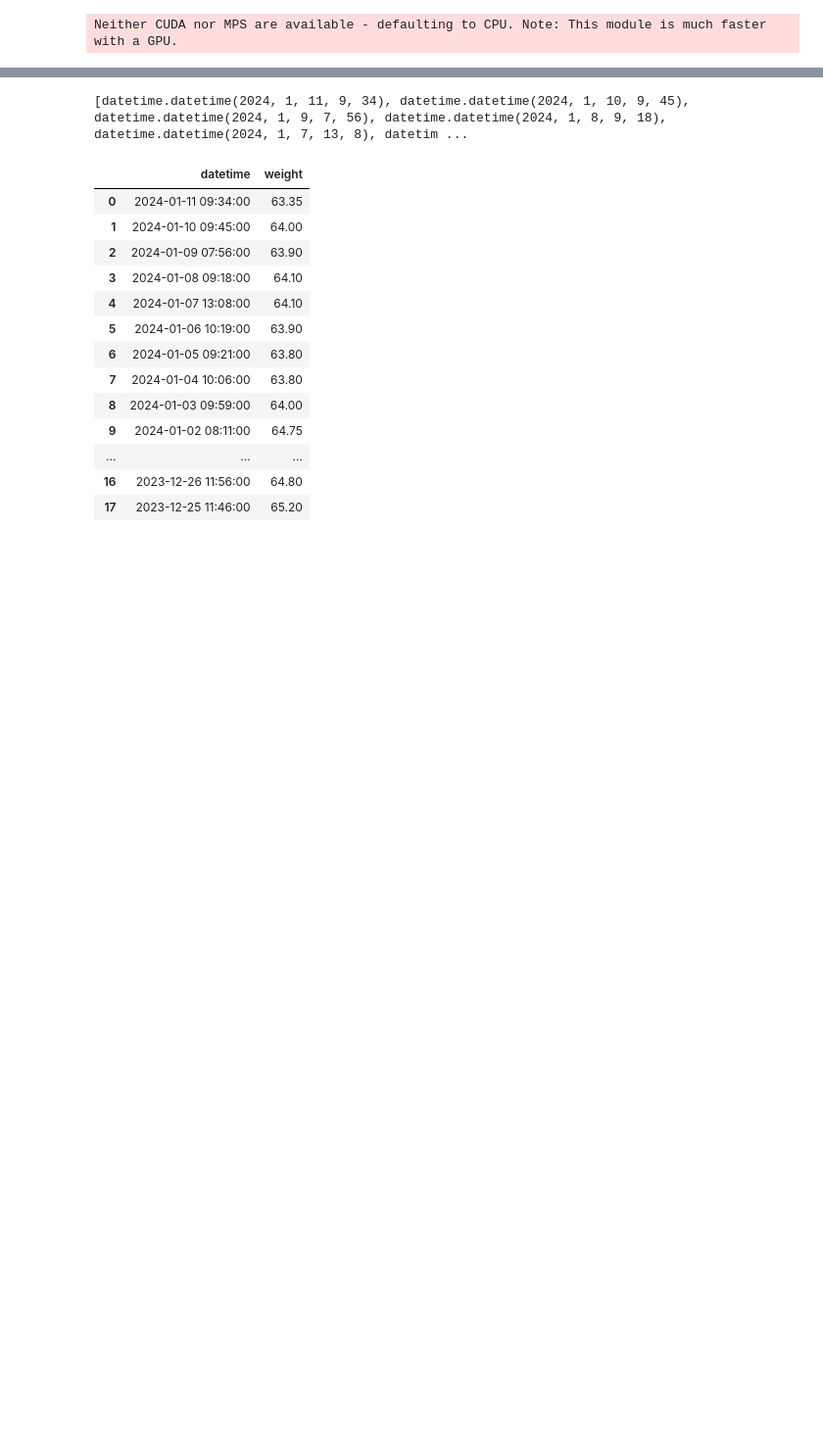
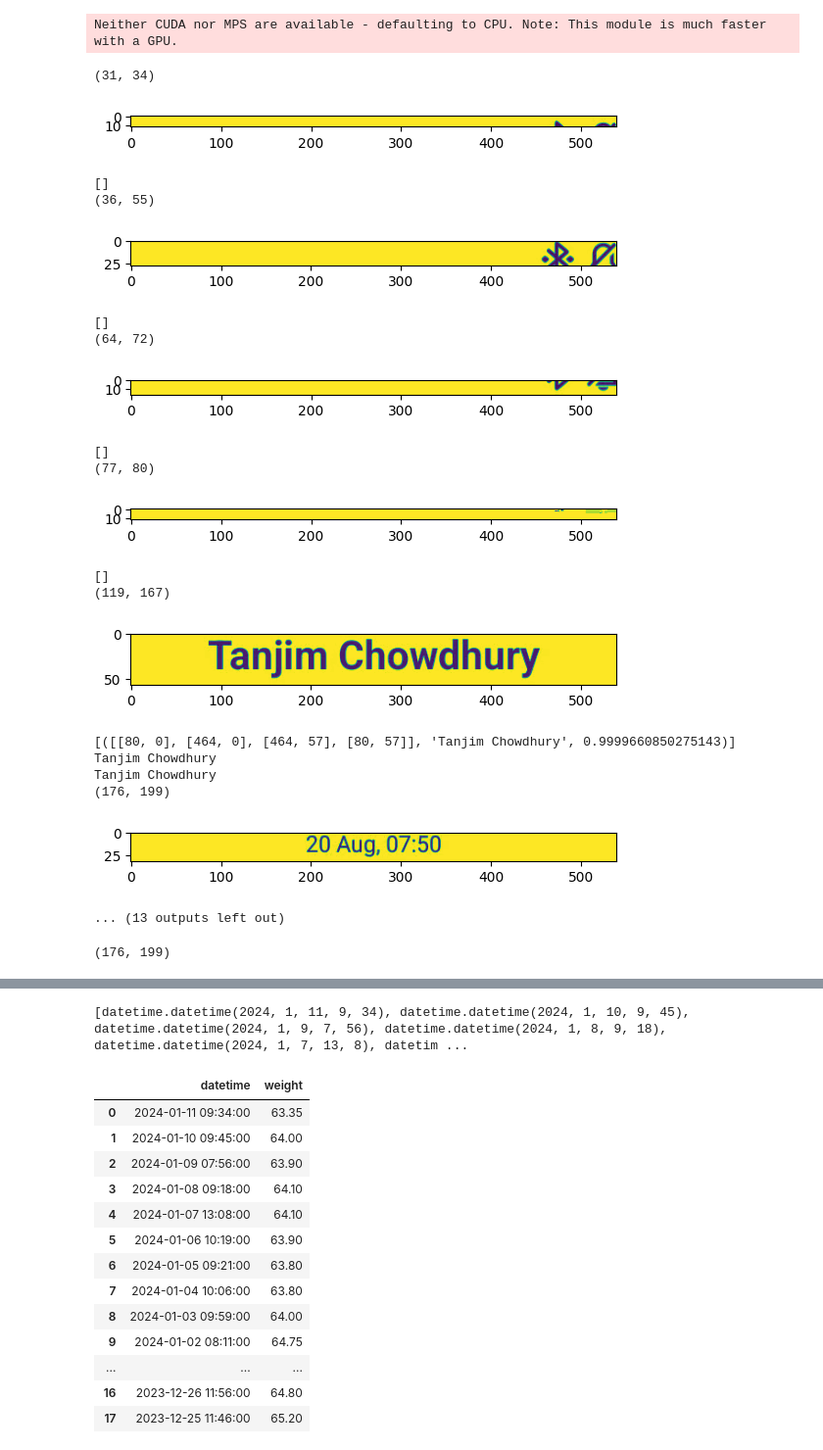
Before and after one commit to TChowdhury1999/WeightScribe, a Jupyter notebook: test.ipynb, the cells around one changed output, grey strips where cells are left out. Shown at 98% size. Saved outputs shown, nothing was run; the diff lists cells and outputs as text; code cells hidden in the pictures; blank space fills up the shorter version.

```diff
--- a/test.ipynb
+++ b/test.ipynb
@@ -47,6 +47,6 @@ total frames are  600
 # %%
 # Path to the video file
-video_path = 'test_data/test.mp4'
+video_path = 'test_data/new_test.mp4'
 
 # Open the video file
 cap = cv2.VideoCapture(video_path)
@@ -99,7 +99,7 @@ motion_2d_arr = cv2.normalize(accumulated_diff, None, 0, 255, cv2.NORM_MINMAX).a
 x_start = motion_2d_arr.shape[1] // 4
 x_end =  motion_2d_arr.shape[1] * 3 // 4
 motion_2d_arr_middle = motion_2d_arr[:, x_start : x_end]
-motion_1d_arr = np.mean(motion_2d_arr_middle, axis=1).astype(int)
+motion_1d_arr = np.mean(motion_2d_arr_middle, axis=1).astype(float)
 
 # the most motion happens at the middle line
 # we know the date is definitely above so lets filter to before then
@@ -125,6 +140,11 @@ cap.release()
 reader = easyocr.Reader(['en'])
 # %% [output]
 Neither CUDA nor MPS are available - defaulting to CPU. Note: This module is much faster with a GPU.
+# %%
+def get_min_x(ocr_entry):
+    bounding_box = ocr_entry[0]
+    x_coords = [point[0] for point in bounding_box]
+    return min(x_coords)
 # %%
 # identify where the date and where the weight is written
 date_found = False
@@ -133,34 +153,63 @@ weight_found = False
 weight_run = []
 
 remove_punctuation = str.maketrans('', '', string.punctuation)
 date_pattern = r'^\d{1,2} [A-Za-z]{3}( \d{4})? \d{4}$'
 
 for run in run_indices:
     cropped_frame = frame[run[0]-3:run[1]+6, x_start:x_end]
     gray_frame = cv2.cvtColor(cropped_frame, cv2.COLOR_BGR2GRAY)
     text = reader.readtext(gray_frame)
 
     # if no text is found we move on
     if len(text) == 0:
         continue
 
     # text is a list of tuples. tuples have 3 parts
 
     # for the date it is DD Mmm (YYYY), HH:MM
     if not date_found:
-        no_punc_text = text[0][1].translate(remove_punctuation)
+        sorted_ocr_output = sorted(text, key=get_min_x)
+        sorted_texts = [entry[1].translate(remove_punctuation) for entry in sorted_ocr_output]
+        no_punc_text = " ".join(sorted_texts)
         match = re.match(date_pattern, no_punc_text)
         if bool(match):
             # date run has been found
             date_found = True
             date_run = run
+            print(date_run)
 
     # for the weight, the second tuple should have kg as the middle element
     if not weight_found:
-        if len(text)<2:
-            continue
-        match = re.match(r"kg", text[1][1])
+        sorted_ocr_output = sorted(text, key=get_min_x)
+        sorted_texts = [entry[1].translate(remove_punctuation) for entry in sorted_ocr_output]
+        no_punc_text = " ".join(sorted_texts)
+        match = re.search(r"kg", no_punc_text)
         if bool(match):
             # weight run has been found
             weight_found = True
             weight_run = run
+# %% [output]
+(31, 34)
+[figure, added]
+[]
+(36, 55)
+[figure, added]
+[]
+(64, 72)
+[figure, added]
+[]
+(77, 80)
+[figure, added]
+[]
+(119, 167)
+[figure, added]
+[([[80, 0], [464, 0], [464, 57], [80, 57]], 'Tanjim Chowdhury', 0.9999660850275143)]
+Tanjim Chowdhury
+Tanjim Chowdhury
+(176, 199)
+[figure, added]
+... (13 outputs left out)
+# %%
+date_run
+# %% [output]
+(176, 199)
```
Also changed, not shown: parts of 4 cells of this notebook, 2 other files.
